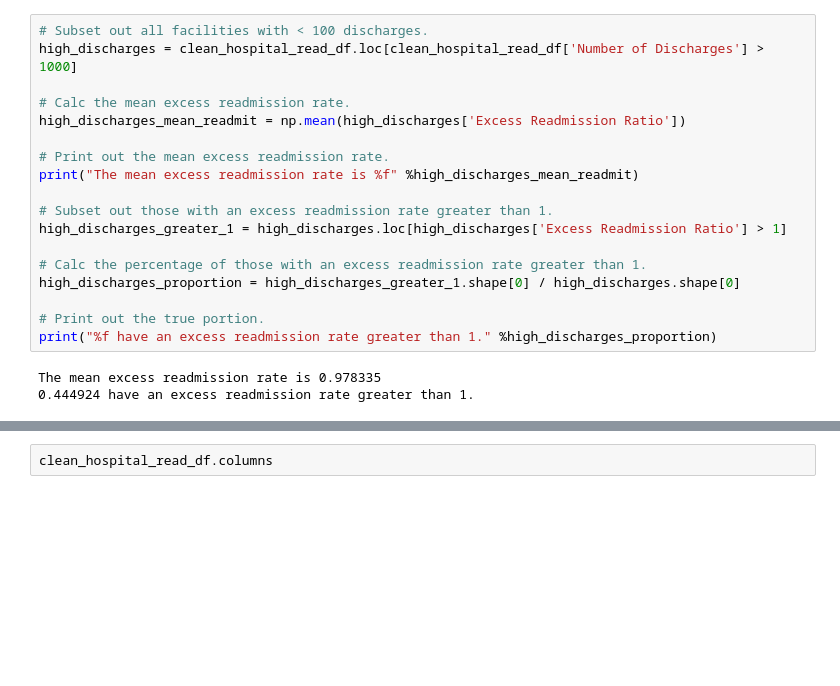
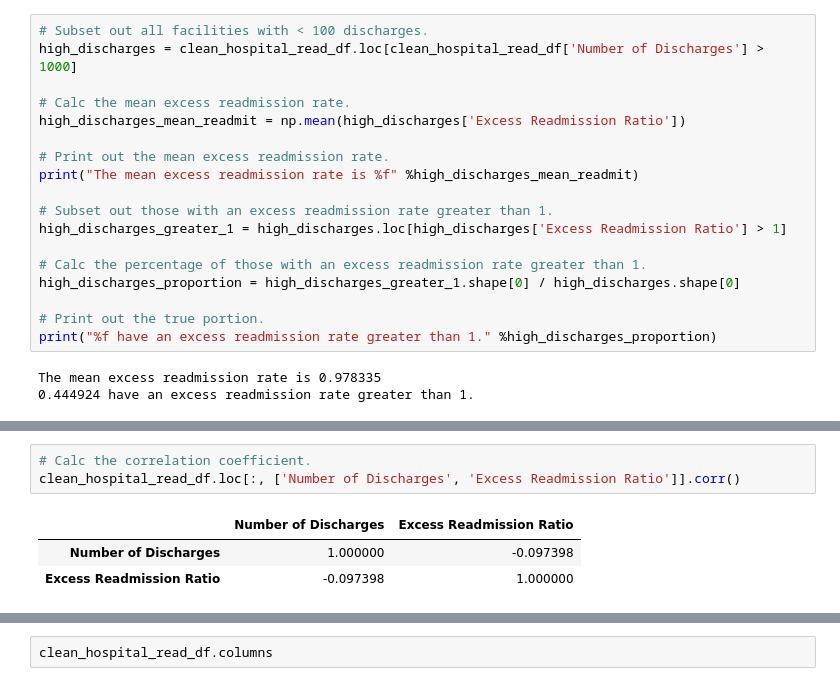
Before and after one commit to littlesiagoy/Springboard-Projects, a Jupyter notebook: Exploratory Data Analysis Projects/3 - Hospital Readmissions/sliderule_dsi_inferential_statistics_exercise_3.ipynb, the cells around one changed output, grey strips where cells are left out. Saved outputs shown, nothing was run; the diff lists cells and outputs as text; blank space fills up the shorter version.

```diff
--- a/Exploratory Data Analysis Projects/3 - Hospital Readmissions/sliderule_dsi_inferential_statistics_exercise_3.ipynb
+++ b/Exploratory Data Analysis Projects/3 - Hospital Readmissions/sliderule_dsi_inferential_statistics_exercise_3.ipynb
@@ -172,0 +177,7 @@ The mean excess readmission rate is 0.978335
+# %%
+# Calc the correlation coefficient.
+clean_hospital_read_df.loc[:, ['Number of Discharges', 'Excess Readmission Ratio']].corr()
+# %% [output]
+|  | Number of Discharges | Excess Readmission Ratio |
+| Number of Discharges | 1.000000 | -0.097398 |
+| Excess Readmission Ratio | -0.097398 | 1.000000 |
```
Also changed, not shown: parts of 4 cells of this notebook.
